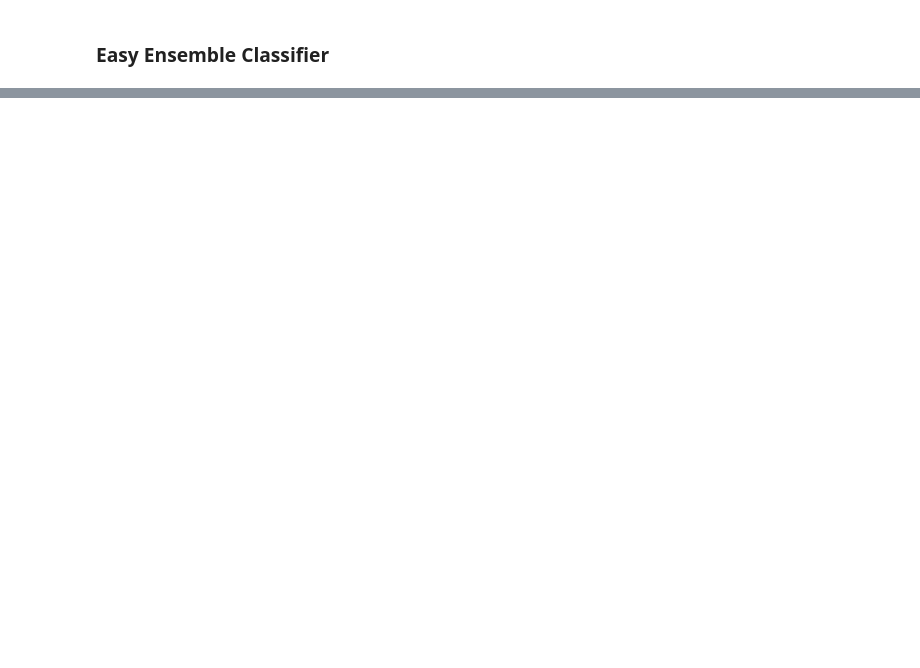
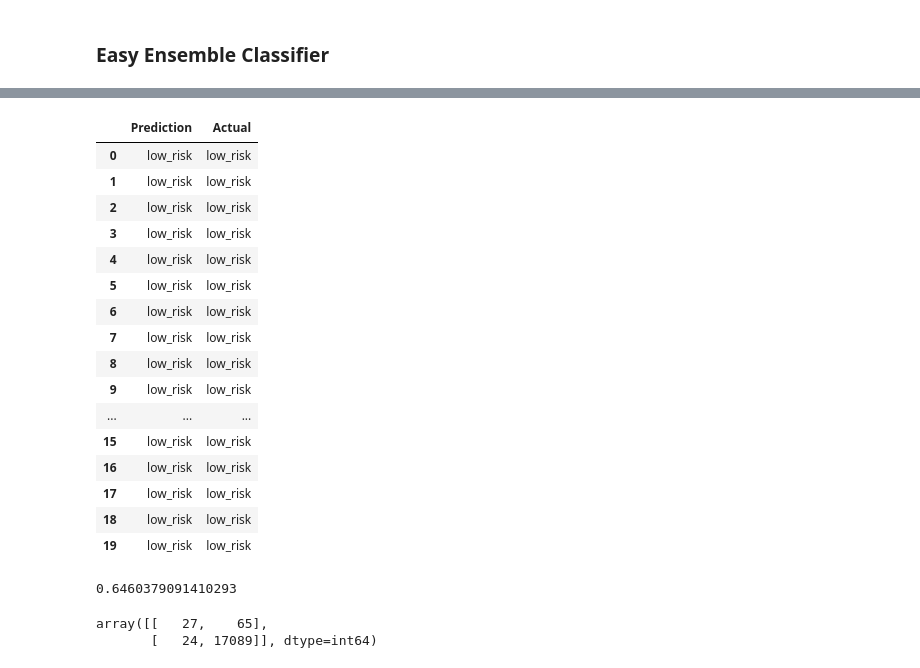
Before and after one commit to DunfrundB/machine_learning, a Jupyter notebook: credit_risk_ensemble.ipynb, the cells around one changed output, grey strips where cells are left out. Drawn from its saved outputs; the diff is of its cells as text; code cells hidden in the pictures; blank space fills up the shorter version.

```diff
--- a/credit_risk_ensemble.ipynb
+++ b/credit_risk_ensemble.ipynb
@@ -60,6 +101,6 @@ Scale the training and testing data using the `StandardScaler` from `sklearn`. R
 # %%
 # Fit the Standard Scaler with the training data
 # When fitting scaling functions, only train on the training dataset
-# YOUR CODE HERE
+X_scaler = scaler.fit(X_train)
 # %%
 # Scale the training and testing data
@@ -80,4 +122,5 @@ Note: Use a random state of 1 for each algorithm to ensure consistency between t
 ### Balanced Random Forest Classifier
 # %%
 # Resample the training data with the BalancedRandomForestClassifier
-# YOUR CODE HERE
+model = BalancedRandomForestClassifier(n_estimators=100, random_state=1)
+model.fit(X_train_scaled, y_train)
@@ -100,0 +177,26 @@ Note: Use a random state of 1 for each algorithm to ensure consistency between t
+# %%
+# Train the Classifier
+from sklearn.ensemble import GradientBoostingClassifier
+
+learning_rates = [0.05, 0.1, 0.25, 0.5, 0.75, 1]
+for learning_rate in learning_rates:
+    classifier = GradientBoostingClassifier(n_estimators=20,
+                                            learning_rate=learning_rate,
+                                            max_features=5,
+                                            max_depth=3,
+                                            random_state=0)
+
+    # Fit the model
+    classifier.fit(X_train_scaled, y_train.ravel())
+    print("Learning rate: ", learning_rate)
+
+    # Score the model
+    print("Accuracy score (training): {0:.3f}".format(
+        classifier.score(
+            X_train_scaled,
+            y_train.ravel())))
+    print("Accuracy score (validation): {0:.3f}".format(
+        classifier.score(
+            X_test_scaled,
+            y_test.ravel())))
+    print()
@@ -101,8 +221,47 @@ Note: Use a random state of 1 for each algorithm to ensure consistency between t
+# %%
+# Choose a learning rate and create classifier
+classifier = GradientBoostingClassifier(n_estimators=100,
+                                        learning_rate=0.05,
+                                        max_features=5,
+                                        max_depth=3,
+                                        random_state=0)
+
+# Fit the model
+classifier.fit(X_train_scaled, y_train.ravel())
+
+# Make Prediction
+predictions = classifier.predict(X_test_scaled)
+pd.DataFrame({"Prediction": predictions, "Actual": y_test.ravel()}).head(20)
+# %% [output]
+|  | Prediction | Actual |
+| 0 | low_risk | low_risk |
+| 1 | low_risk | low_risk |
+| 2 | low_risk | low_risk |
+| 3 | low_risk | low_risk |
+| 4 | low_risk | low_risk |
+| 5 | low_risk | low_risk |
+| 6 | low_risk | low_risk |
+| 7 | low_risk | low_risk |
+| 8 | low_risk | low_risk |
+| 9 | low_risk | low_risk |
+| ... | ... | ... |
+| 15 | low_risk | low_risk |
+| 16 | low_risk | low_risk |
+| 17 | low_risk | low_risk |
+| 18 | low_risk | low_risk |
+| 19 | low_risk | low_risk |
 # %%
 # Calculated the balanced accuracy score
-# YOUR CODE HERE
+acc_score = balanced_accuracy_score(y_test, predictions)
+acc_score
+# %% [output]
+0.6460379091410293
 # %%
 # Display the confusion matrix
-# YOUR CODE HERE
+cm = confusion_matrix(y_test, predictions)
+cm
+# %% [output]
+array([[   27,    65],
+       [   24, 17089]], dtype=int64)
 # %%
 # Print the imbalanced classification report
```
Also changed, not shown: parts of 18 cells of this notebook.
